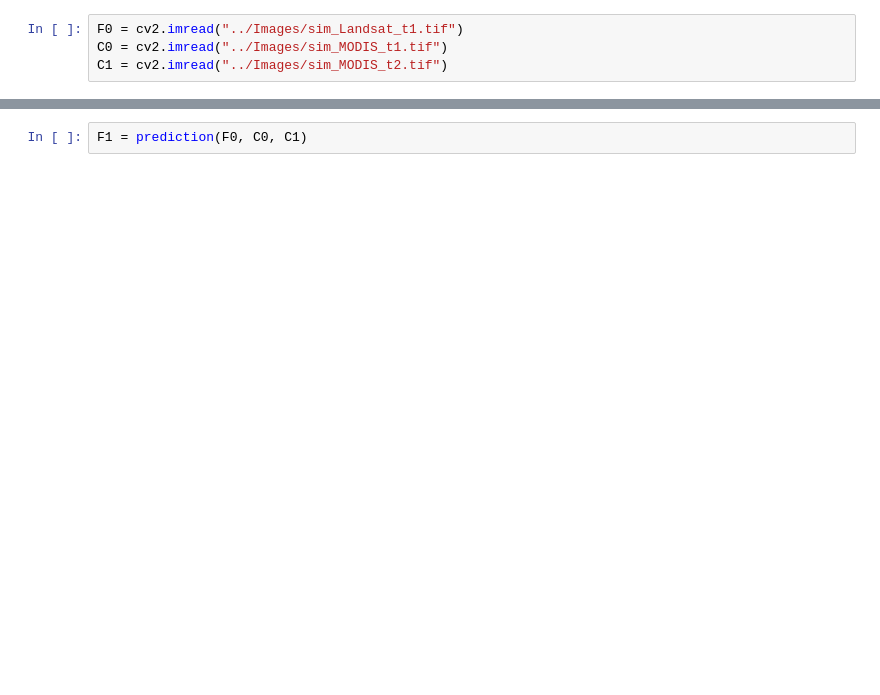
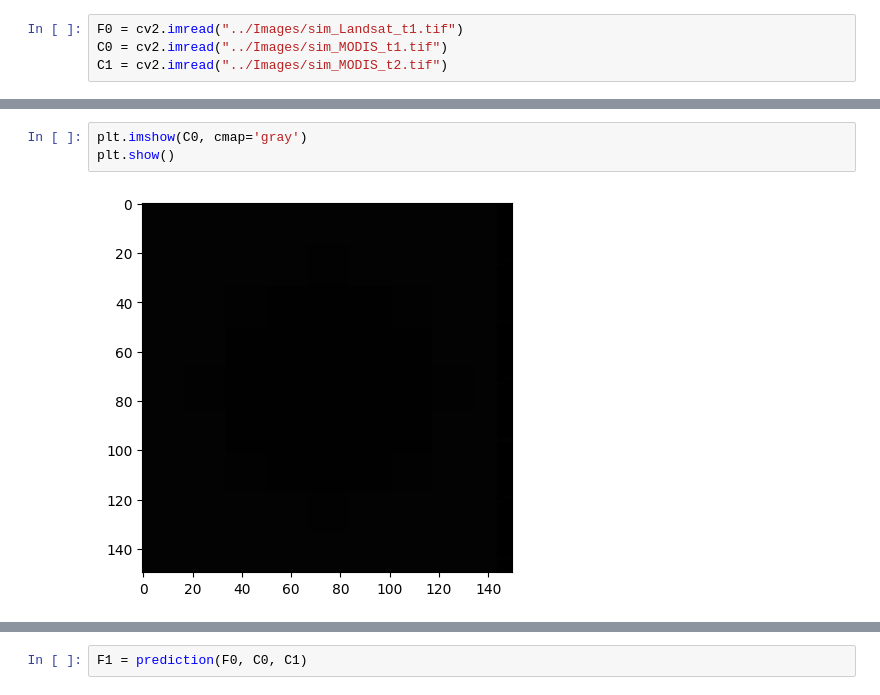
Before and after one commit to shubhroses/mySTARFM, a Jupyter notebook: src/convertArrayToImage.ipynb, the cells around one changed output, grey strips where cells are left out. Cells and saved outputs as stored; diff of their text form; blank space fills up the shorter version.

```diff
--- a/src/convertArrayToImage.ipynb
+++ b/src/convertArrayToImage.ipynb
@@ -10,0 +17,5 @@ C1 = cv2.imread("../Images/sim_MODIS_t2.tif")
+# %%
+plt.imshow(C0, cmap='gray')
+plt.show()
+# %% [output]
+[figure, added]
```
Also changed, not shown: parts of 8 cells of this notebook, 8 other files.
